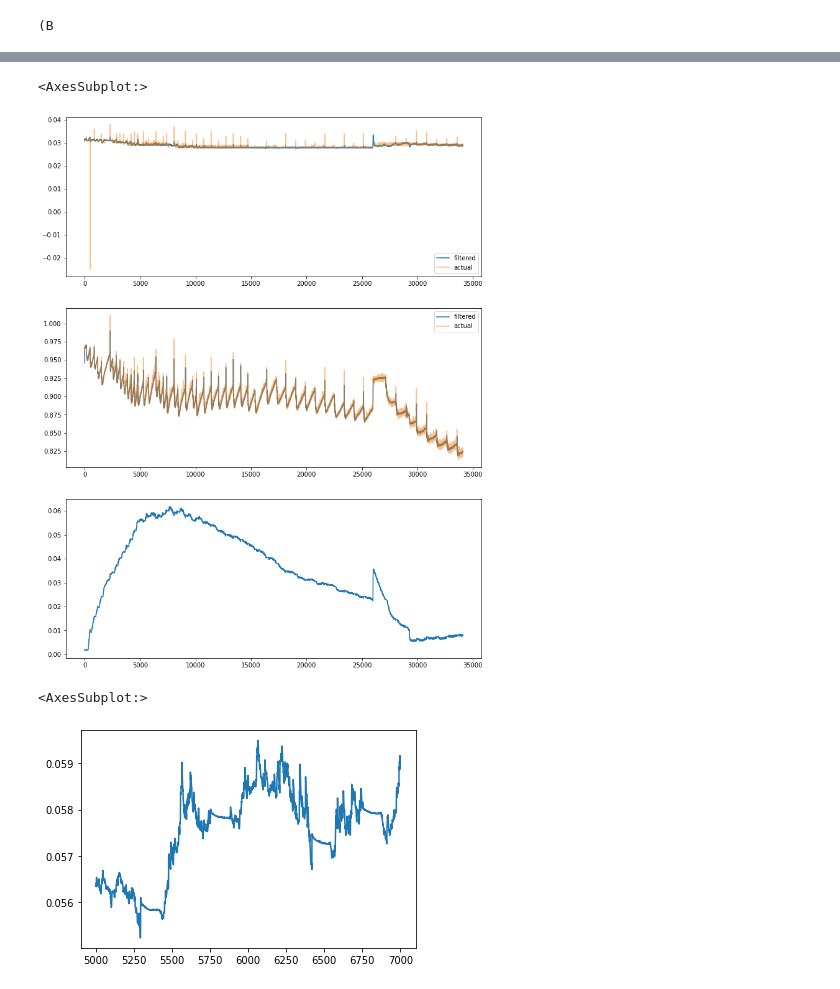
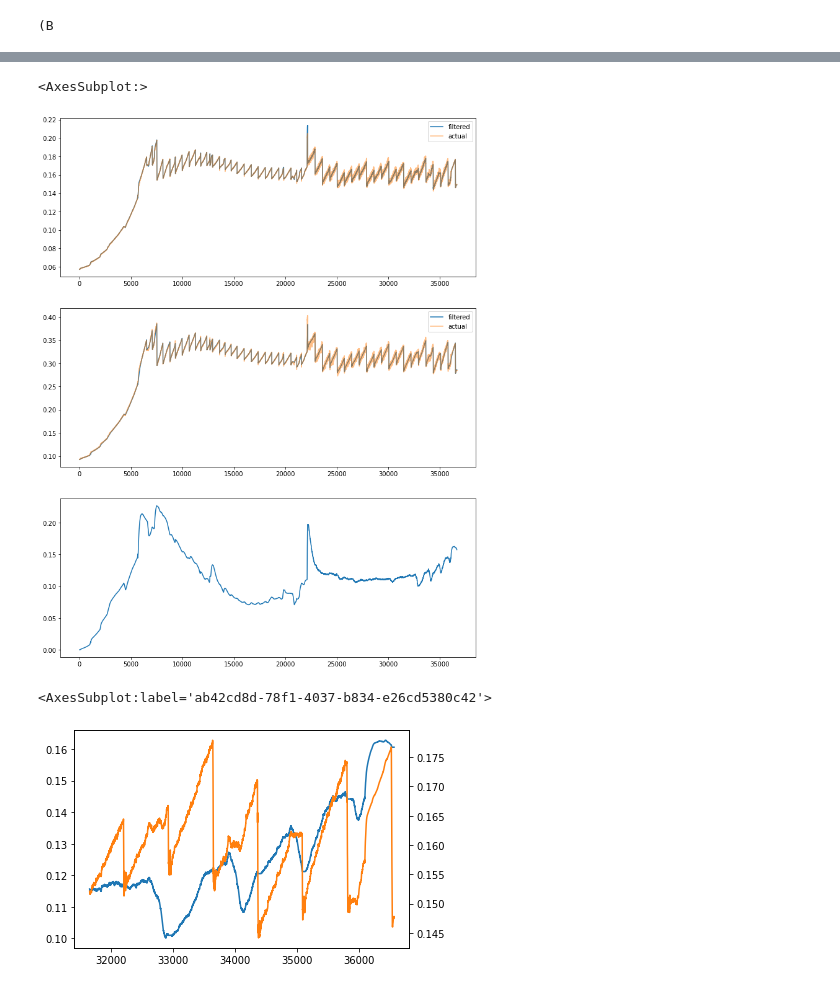
Before and after one commit to Pioreactor/pioreactor, a Jupyter notebook: jupyter_notebooks/Kalman Filter tests.ipynb, the cells around one changed output, grey strips where cells are left out. Cells and saved outputs as stored; diff of their text form; code cells hidden in the pictures.

Commit message:
try new pause on od_reading

```diff
--- a/jupyter_notebooks/Kalman Filter tests.ipynb
+++ b/jupyter_notebooks/Kalman Filter tests.ipynb
@@ -23,11 +15,18 @@ io_events = pd.read_sql_query(f'SELECT * from io_events WHERE experiment="{exper
 # %%
+unit = 1
+start_time = "2020-10-14"
+
 df['timestamp'] = pd.to_datetime(df['timestamp'])
 df = df.set_index("timestamp")
 
 io_events['timestamp'] = pd.to_datetime(io_events['timestamp'])
 io_events = io_events.set_index("timestamp")
+
+df= df.loc[df['morbidostat_unit'] == unit]
+io_events = io_events.loc[io_events['morbidostat_unit'] == unit]
+
+df = df.loc[start_time:]
+io_events = io_events.loc[start_time:]
-# %%
-df = df.loc["2020-09-18 14:00:00":]
 # %%
 for _, g in df.loc["2020-09-18 9:00:00":].groupby("angle")['od_reading_v']:
     plt.figure()
@@ -202,29 +77,6 @@ observation_noise_covariance = np.array([[1e-3, 0], [0, 1e-2]]) # this is a func
 ekf = ExtendedKalmanFilter(
     initial_state, initial_covariance, process_noise_covariance, observation_noise_covariance,
 )
-# %%
-initial_state = np.array([0.029001, 0.926007, 1.0000])
-d = initial_state.shape[0]
-
-# empirically picked constants
-initial_covariance = np.block([
-    [1e-4 * np.ones((d-1, d-1)), 1e-7 * np.ones((d-1, 1))], [1e-7 * np.ones((1, d-1)), 1e-8]
-])
-
-OD_process_covariance = 1e-10 * np.ones((d-1, d-1))
-OD_process_covariance[0, 0] = 1e-7
-OD_process_covariance[1, 1] = 1e-5
-rate_process_variance = (
-    2e-12
-)  # think of this as a weighting between how much do I trust the model (lower value => rate_t == rate_{t-1}) vs how much do I trust the observations
-process_noise_covariance = np.block(
-    [[OD_process_covariance, 1e-12 * np.ones((d - 1, 1))], [1e-12 * np.ones((1, d - 1)), rate_process_variance]]
-)
-
-observation_noise_covariance = 1e-3 * np.eye(d - 1) # this is a function of the ADS resolution at a gain
-ekf = ExtendedKalmanFilter(
-    initial_state, initial_covariance, process_noise_covariance, observation_noise_covariance,
-)
 # %%
 results = []
 try:
@@ -234,32 +86,34 @@ except:
 
 for _, g in obs_and_io.groupby(level=0):
     if g.shape[0] == 1:
-        ekf.scale_OD_variance_for_next_n_steps(1e2, 10 * 60 * 0.2)
+        ekf.scale_OD_variance_for_next_n_steps(1e3, 3 * 60 * 0.2)
     elif g.shape[0] == 2:
         ekf.update(g.sort_values("angle")['od_reading_v'].values)
         results.append(ekf.state_)
     else:
         pass
 
-results = pd.DataFrame(results, columns=['90', '135',  'rate'])
+results = pd.DataFrame(results, columns=['90A', '90B',  'rate'])
 # %%
 f, axes = plt.subplots(3, 1, figsize=(12, 16))
 
 
-results['90'].plot(label="filtered", ax=axes[0])
-axes[0].plot(df_.loc[df_['angle'] == 90]['od_reading_v'].values, alpha=0.5, label="actual")
+results['90A'].plot(label="filtered", ax=axes[0])
+axes[0].plot(df_.loc[df_['angle'] == "90A"]['od_reading_v'].values, alpha=0.5, label="actual")
 axes[0].legend()
 
-results['135'].plot(label="filtered", ax=axes[1])
-axes[1].plot(df_.loc[df_['angle'] == 135]['od_reading_v'].values, alpha=0.5, label="actual")
+results['90B'].plot(label="filtered", ax=axes[1])
+axes[1].plot(df_.loc[df_['angle'] == "90B"]['od_reading_v'].values, alpha=0.5, label="actual")
 axes[1].legend()
 
 (np.log(results['rate'])*60*60*0.2).plot(ax=axes[2])
 # %% [output]
 <AxesSubplot:>
-[figure, old version]
+[figure, new version]
 # %%
-(np.log(results['rate'])*60*60*0.2).iloc[5000:7000].plot()
+lb = 5000
+(np.log(results['rate'])*60*60*0.2).iloc[-lb:-100].plot()
+results['90A'].iloc[-lb:-100].plot(secondary_y=True)
 # %% [output]
-<AxesSubplot:>
+<AxesSubplot:label='ab42cd8d-78f1-4037-b834-e26cd5380c42'>
-[figure, old version]
+[figure, new version]
```
Also changed, not shown: parts of 11 cells of this notebook, 5 other files.
